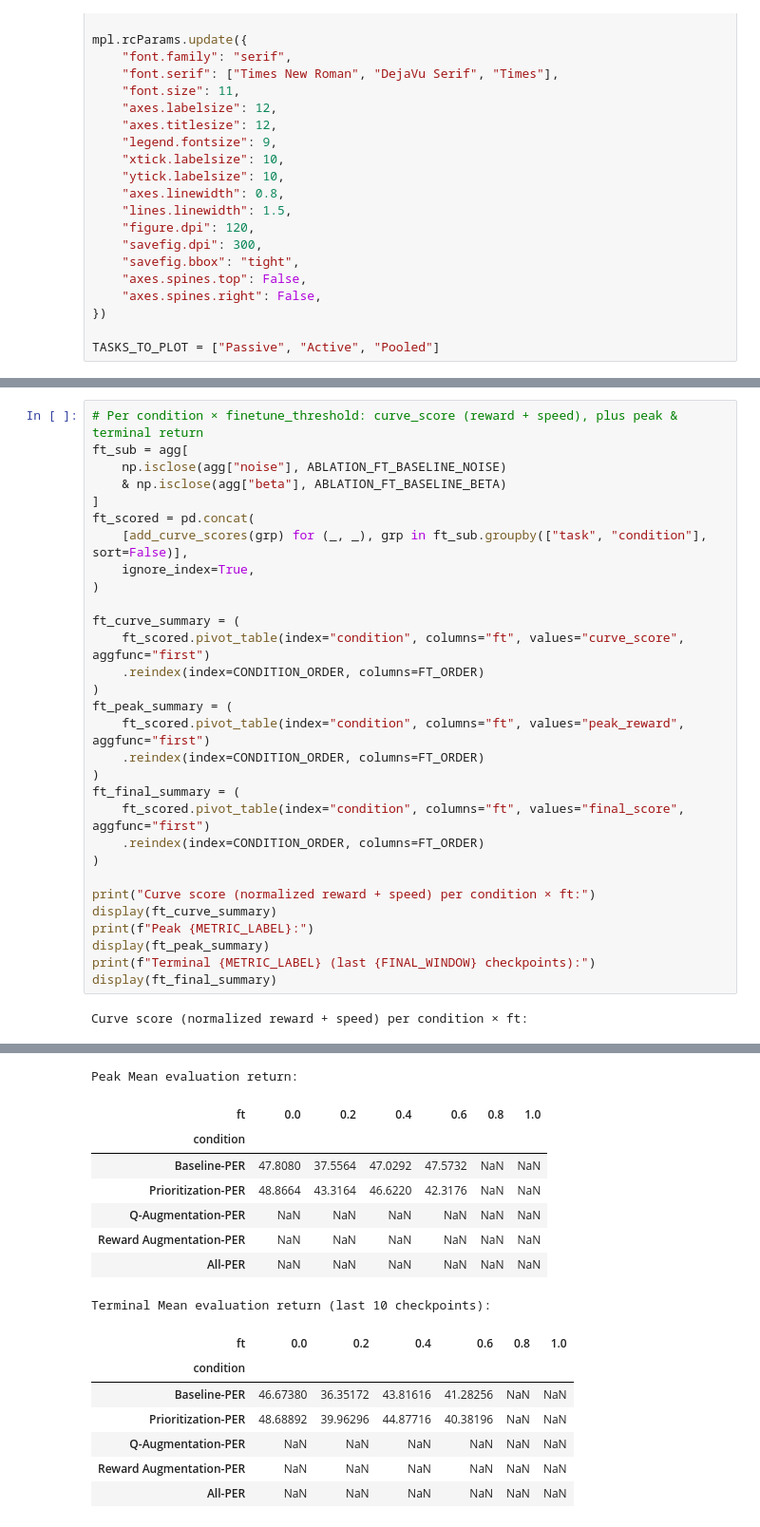
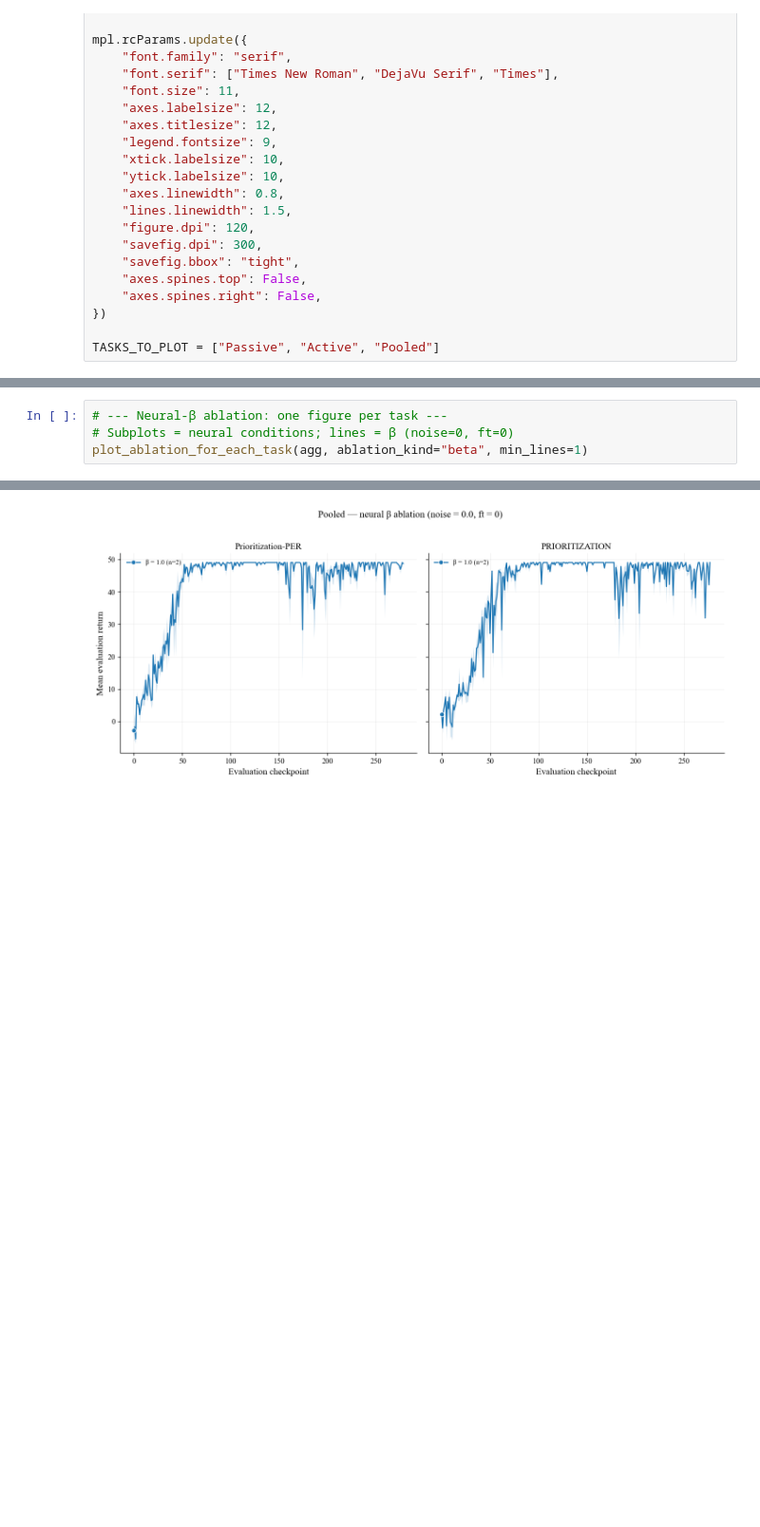
Before and after one commit to your-profile/OfflineNeuroloop, a Jupyter notebook: src/results/graphs_finetune.ipynb, the cells around one changed output, grey strips where cells are left out. Shown at 95% size. Drawn from its saved outputs; the diff is of its cells as text; blank space fills up the shorter version.

```diff
--- a/src/results/graphs_finetune.ipynb
+++ b/src/results/graphs_finetune.ipynb
@@ -670,32 +738,5 @@ plot_finetune_threshold_ablation(agg, min_lines=1)
 # %%
-# Per condition × finetune_threshold: curve_score (reward + speed), plus peak & terminal return
-ft_sub = agg[
-    np.isclose(agg["noise"], ABLATION_FT_BASELINE_NOISE)
-    & np.isclose(agg["beta"], ABLATION_FT_BASELINE_BETA)
-]
-ft_scored = pd.concat(
-    [add_curve_scores(grp) for (_, _), grp in ft_sub.groupby(["task", "condition"], sort=False)],
-    ignore_index=True,
-)
-
-ft_curve_summary = (
-    ft_scored.pivot_table(index="condition", columns="ft", values="curve_score", aggfunc="first")
-    .reindex(index=CONDITION_ORDER, columns=FT_ORDER)
-)
-ft_peak_summary = (
-    ft_scored.pivot_table(index="condition", columns="ft", values="peak_reward", aggfunc="first")
-    .reindex(index=CONDITION_ORDER, columns=FT_ORDER)
-)
-ft_final_summary = (
-    ft_scored.pivot_table(index="condition", columns="ft", values="final_score", aggfunc="first")
-    .reindex(index=CONDITION_ORDER, columns=FT_ORDER)
-)
-
-print("Curve score (normalized reward + speed) per condition × ft:")
-display(ft_curve_summary)
-print(f"Peak {METRIC_LABEL}:")
-display(ft_peak_summary)
-print(f"Terminal {METRIC_LABEL} (last {FINAL_WINDOW} checkpoints):")
-display(ft_final_summary)
+# --- Neural-β ablation: one figure per task ---
+# Subplots = neural conditions; lines = β (noise=0, ft=0)
+plot_ablation_for_each_task(agg, ablation_kind="beta", min_lines=1)
 # %% [output]
-Curve score (normalized reward + speed) per condition × ft:
@@ -709,16 +743 @@ Curve score (normalized reward + speed) per condition × ft:
-Peak Mean evaluation return:
-| ft | 0.0 | 0.2 | 0.4 | 0.6 | 0.8 | 1.0 |
-| condition |  |  |  |  |  |  |
-| Baseline-PER | 47.8080 | 37.5564 | 47.0292 | 47.5732 | NaN | NaN |
-| Prioritization-PER | 48.8664 | 43.3164 | 46.6220 | 42.3176 | NaN | NaN |
-| Q-Augmentation-PER | NaN | NaN | NaN | NaN | NaN | NaN |
-| Reward Augmentation-PER | NaN | NaN | NaN | NaN | NaN | NaN |
-| All-PER | NaN | NaN | NaN | NaN | NaN | NaN |
-Terminal Mean evaluation return (last 10 checkpoints):
-| ft | 0.0 | 0.2 | 0.4 | 0.6 | 0.8 | 1.0 |
-| condition |  |  |  |  |  |  |
-| Baseline-PER | 46.67380 | 36.35172 | 43.81616 | 41.28256 | NaN | NaN |
-| Prioritization-PER | 48.68892 | 39.96296 | 44.87716 | 40.38196 | NaN | NaN |
-| Q-Augmentation-PER | NaN | NaN | NaN | NaN | NaN | NaN |
-| Reward Augmentation-PER | NaN | NaN | NaN | NaN | NaN | NaN |
-| All-PER | NaN | NaN | NaN | NaN | NaN | NaN |
+[figure, added]
```
Also changed, not shown: parts of 13 cells of this notebook, 7 other files.
